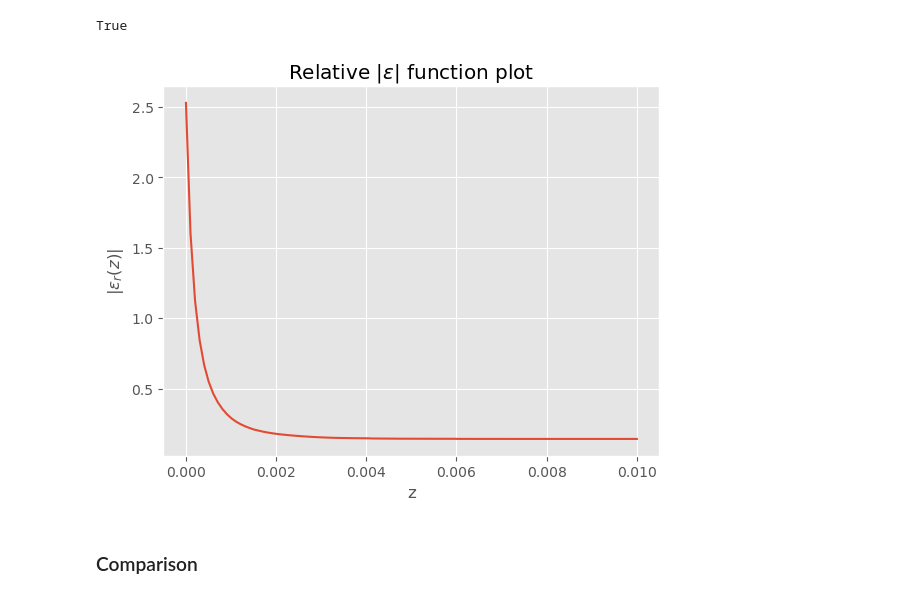
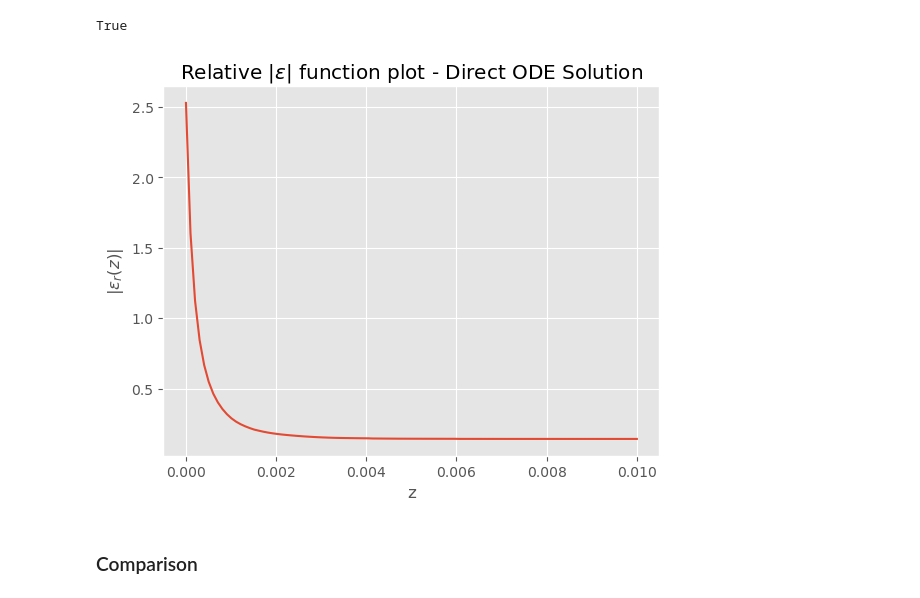
Before and after one commit to Mazz84002/Final-Year-Project, a Jupyter notebook: Numerically Checking Results/fplots.ipynb, the cells around one changed output. Cells and saved outputs as stored; diff of their text form; code cells hidden in the pictures.

```diff
--- a/Numerically Checking Results/fplots.ipynb
+++ b/Numerically Checking Results/fplots.ipynb
@@ -131,11 +140,11 @@ req_eps = np.flip(req_eps_r)
 # %%
 plt.plot(z_vals, [(abs(val)/constants.epsilon_0) for val in req_eps])
 plt.xlabel('z')
 plt.ylabel('$|\epsilon_r(z)|$')
-plt.title('Relative $|\epsilon|$ function plot')
+plt.title('Relative $|\epsilon|$ function plot - Direct ODE Solution')
 plt.show()
 # %% [output]
-[figure, old version]
+[figure, new version]
 # %% [markdown]
 ### Comparison
 # %%
```
Also changed, not shown: parts of 19 cells of this notebook, 1 other file.
